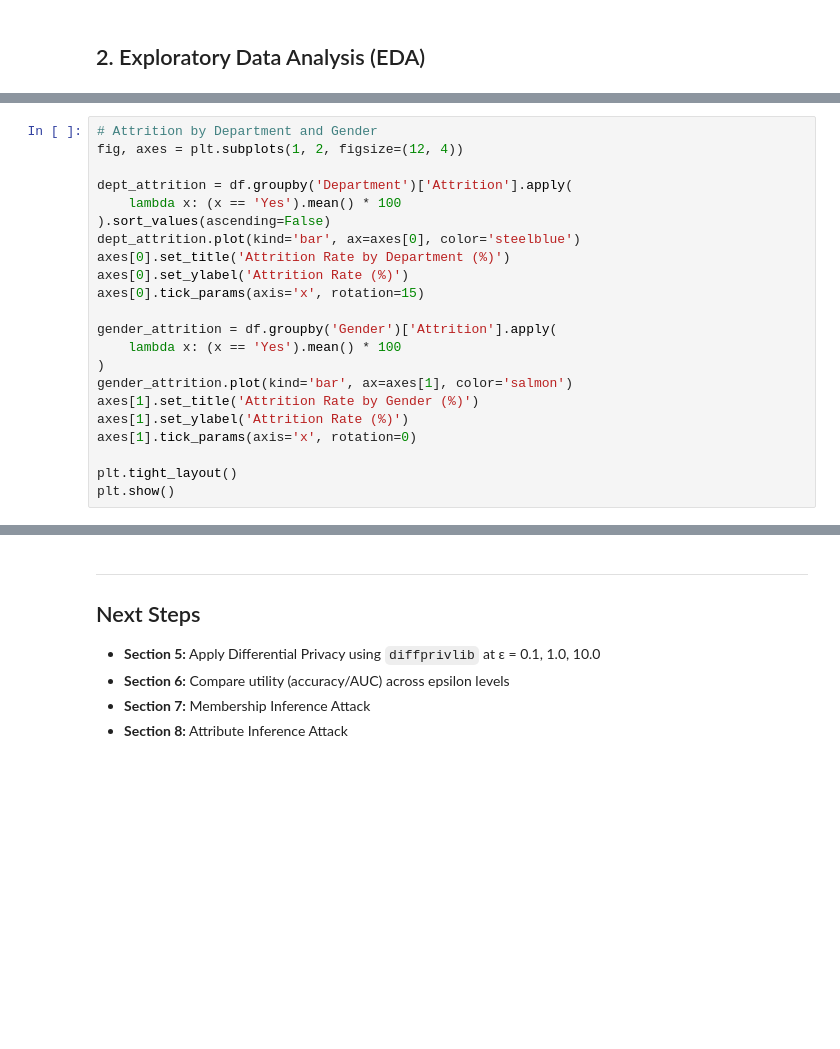
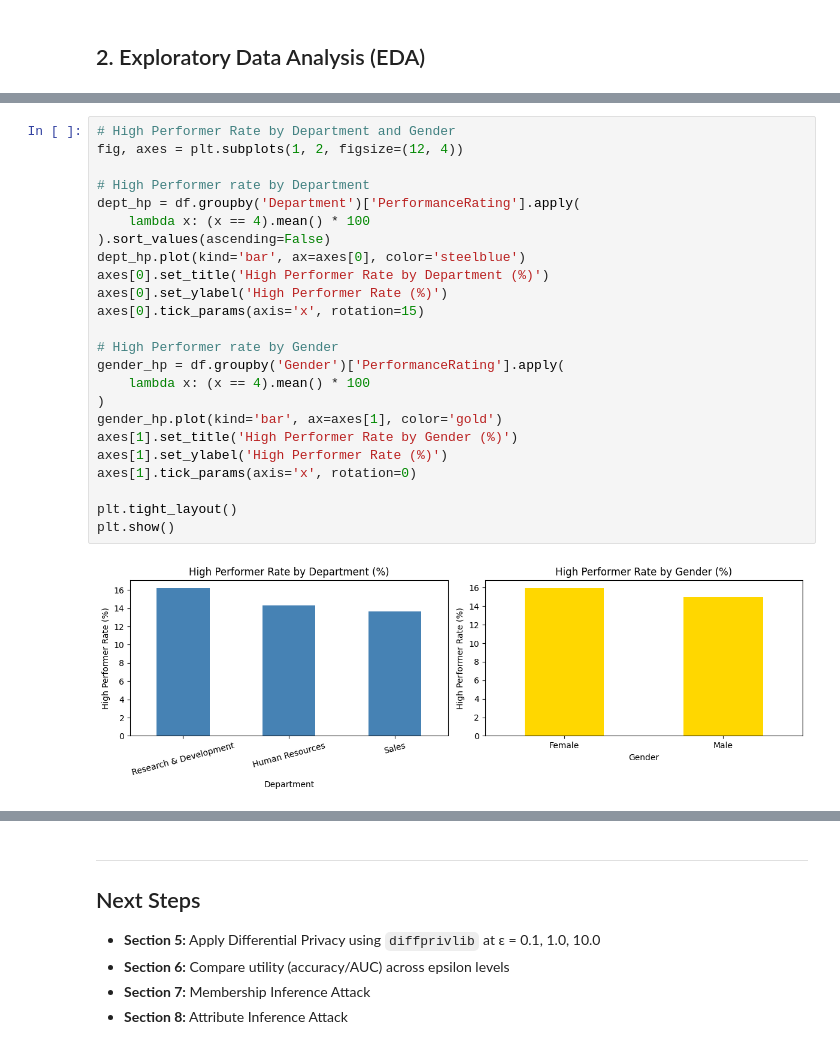
Before and after one commit to chloepart/DSBA6010_Final_Project, a Jupyter notebook: DSBA6010_Final_Project.ipynb, the cells around one changed output, grey strips where cells are left out. Drawn from its saved outputs; the diff is of its cells as text; blank space fills up the shorter version.

```diff
--- a/DSBA6010_Final_Project.ipynb
+++ b/DSBA6010_Final_Project.ipynb
@@ -104,25 +228,29 @@ plt.show()
 # %%
-# Attrition by Department and Gender
+# High Performer Rate by Department and Gender
 fig, axes = plt.subplots(1, 2, figsize=(12, 4))
 
-dept_attrition = df.groupby('Department')['Attrition'].apply(
-    lambda x: (x == 'Yes').mean() * 100
+# High Performer rate by Department
+dept_hp = df.groupby('Department')['PerformanceRating'].apply(
+    lambda x: (x == 4).mean() * 100
 ).sort_values(ascending=False)
-dept_attrition.plot(kind='bar', ax=axes[0], color='steelblue')
-axes[0].set_title('Attrition Rate by Department (%)')
-axes[0].set_ylabel('Attrition Rate (%)')
+dept_hp.plot(kind='bar', ax=axes[0], color='steelblue')
+axes[0].set_title('High Performer Rate by Department (%)')
+axes[0].set_ylabel('High Performer Rate (%)')
 axes[0].tick_params(axis='x', rotation=15)
 
-gender_attrition = df.groupby('Gender')['Attrition'].apply(
-    lambda x: (x == 'Yes').mean() * 100
+# High Performer rate by Gender
+gender_hp = df.groupby('Gender')['PerformanceRating'].apply(
+    lambda x: (x == 4).mean() * 100
 )
-gender_attrition.plot(kind='bar', ax=axes[1], color='salmon')
-axes[1].set_title('Attrition Rate by Gender (%)')
-axes[1].set_ylabel('Attrition Rate (%)')
+gender_hp.plot(kind='bar', ax=axes[1], color='gold')
+axes[1].set_title('High Performer Rate by Gender (%)')
+axes[1].set_ylabel('High Performer Rate (%)')
 axes[1].tick_params(axis='x', rotation=0)
 
 plt.tight_layout()
 plt.show()
+# %% [output]
+[figure, added]
 # %%
 # Correlation heatmap (numeric features only)
 numeric_df = df.select_dtypes(include=[np.number])
```
Also changed, not shown: parts of 21 cells of this notebook.
